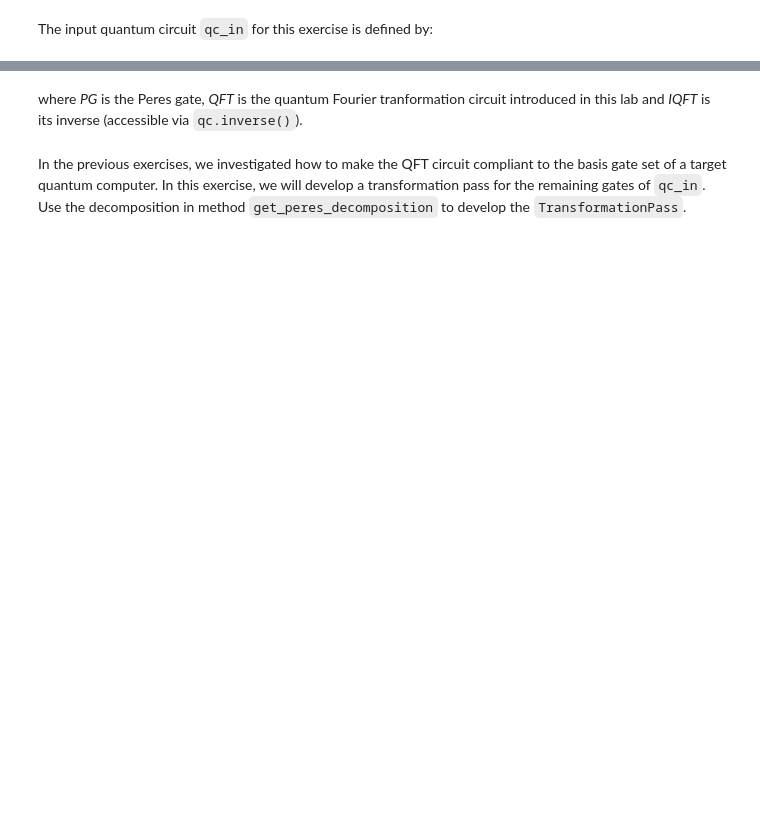
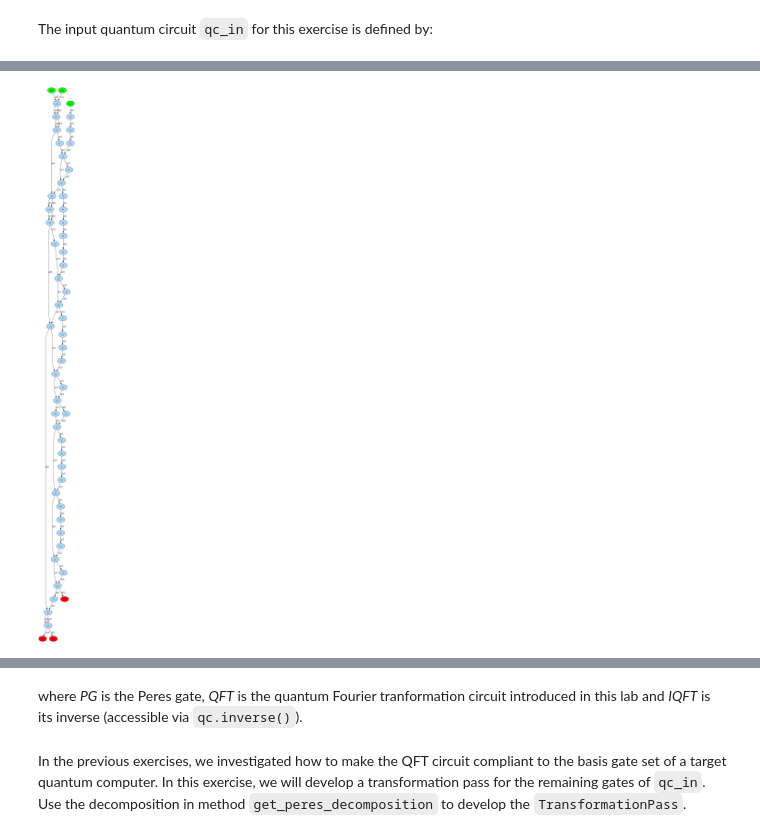
Before and after one commit to asaenz16/QGSS24, a Jupyter notebook: content/lab_1/lab1 trial.ipynb, the cells around one changed output, grey strips where cells are left out. Cells and saved outputs as stored; diff of their text form; code cells hidden in the pictures; blank space fills up the shorter version.

```diff
--- a/content/lab_1/lab1 trial.ipynb
+++ b/content/lab_1/lab1 trial.ipynb
@@ -718,0 +947,6 @@ qc_in.draw(fold=-1)
+# %%
+peres_dag = circuit_to_dag(qc_dec)
+
+peres_dag.draw()
+# %% [output]
+[figure, added]
```
Also changed, not shown: parts of 37 cells of this notebook, 13 other files.
